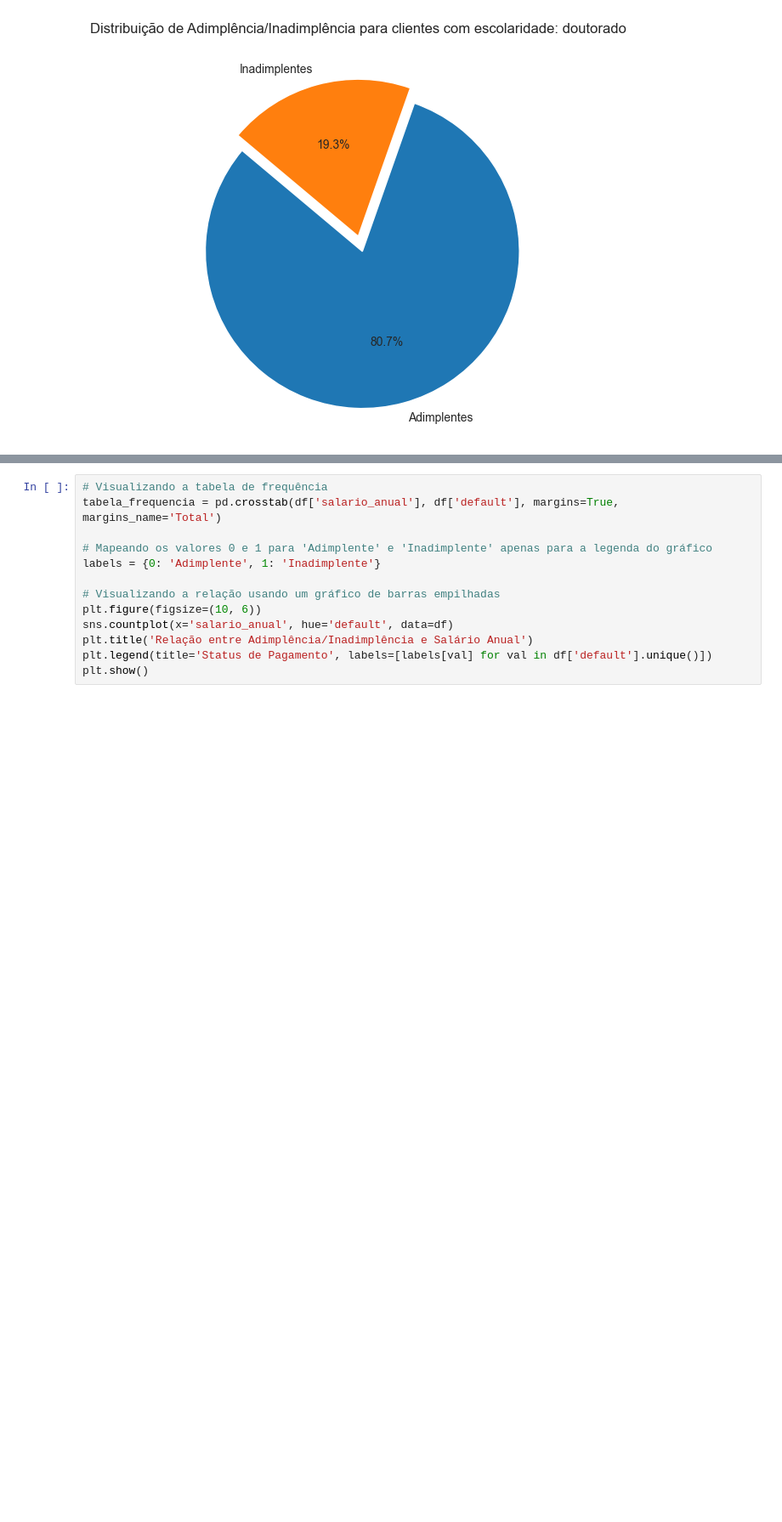
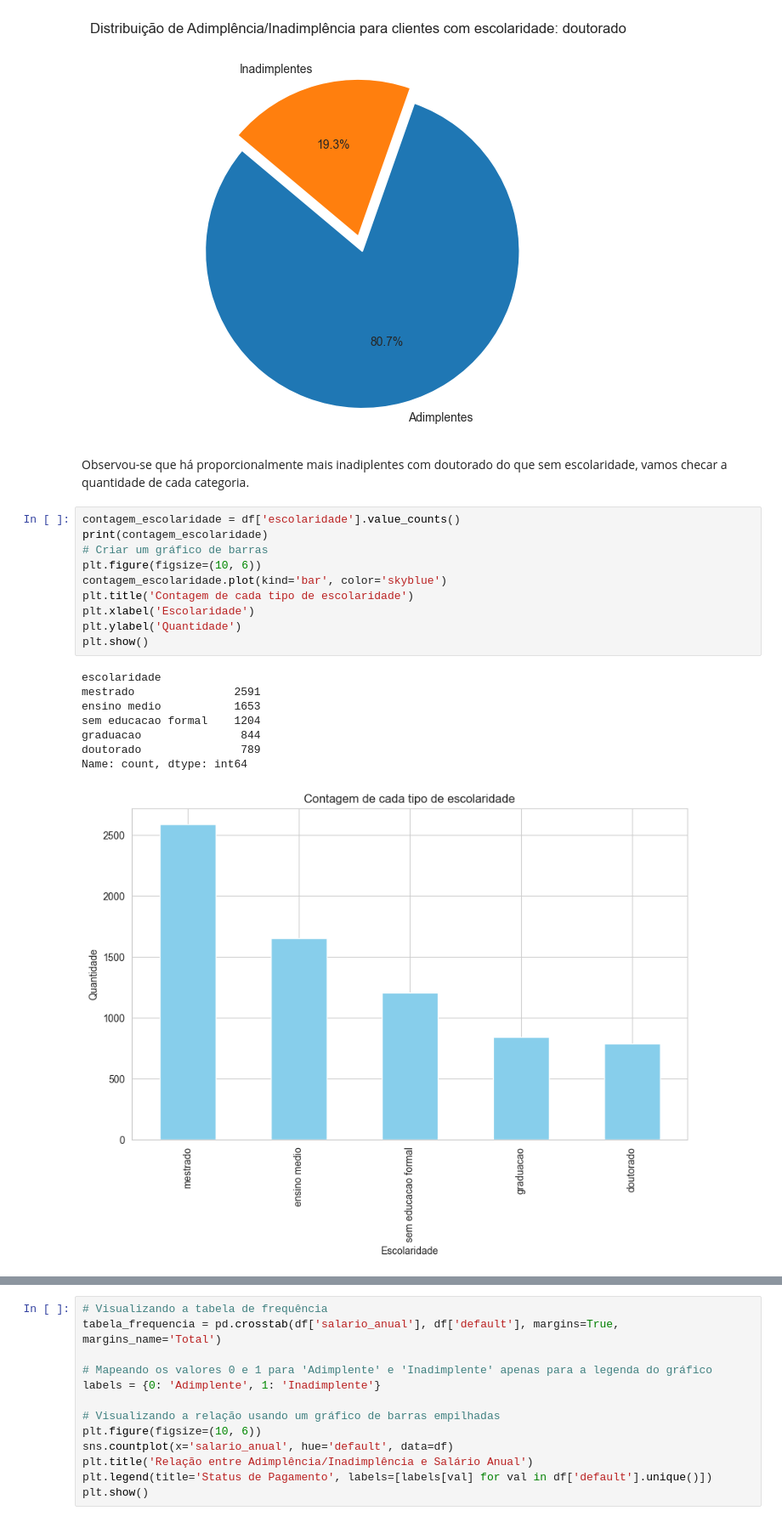
Before and after one commit to giveuperror/projeto-final-python, a Jupyter notebook: Python_M10_support material10 (1).ipynb, the cells around one changed output, grey strips where cells are left out. Shown at 85% size. Cells and saved outputs as stored; diff of their text form; blank space fills up the shorter version.

```diff
--- a/Python_M10_support material10 (1).ipynb
+++ b/Python_M10_support material10 (1).ipynb
@@ -449,4 +449,25 @@ for valor in valores_escolaridade:
 [figure]
 [figure]
 [figure]
+# %% [markdown]
+Observou-se que há proporcionalmente mais inadiplentes com doutorado do que sem escolaridade, vamos checar a quantidade de cada categoria.
+# %%
+contagem_escolaridade = df['escolaridade'].value_counts()
+print(contagem_escolaridade)
+# Criar um gráfico de barras
+plt.figure(figsize=(10, 6))
+contagem_escolaridade.plot(kind='bar', color='skyblue')
+plt.title('Contagem de cada tipo de escolaridade')
+plt.xlabel('Escolaridade')
+plt.ylabel('Quantidade')
+plt.show()
+# %% [output]
+escolaridade
+mestrado               2591
+ensino medio           1653
+sem educacao formal    1204
+graduacao               844
+doutorado               789
+Name: count, dtype: int64
+[figure, added]
 # %% [markdown]
```
Also changed, not shown: parts of 7 cells of this notebook.
